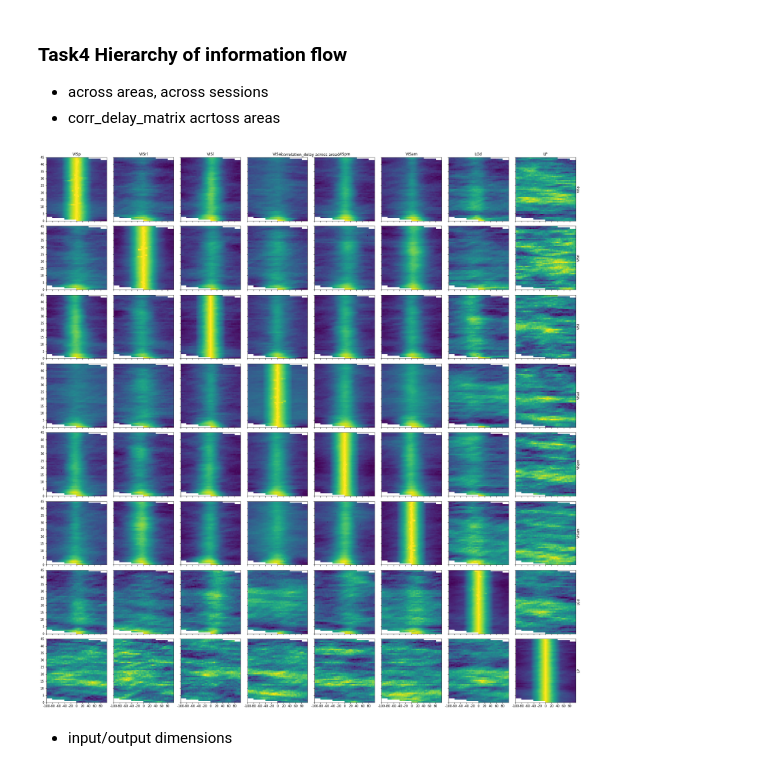
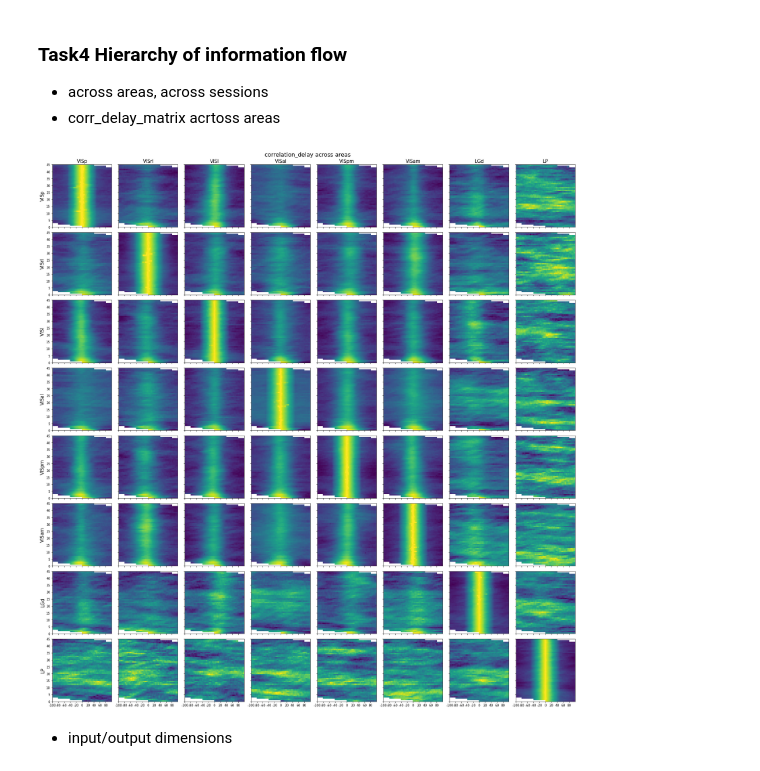
Before and after one commit to Jp-17/Coding_learning, a Jupyter notebook: Project_explore/Information flow across areas/CS_CCA_part4.ipynb, the cells around one changed output. Saved outputs shown, nothing was run; the diff lists cells and outputs as text; code cells hidden in the pictures.

```diff
--- a/Project_explore/Information flow across areas/CS_CCA_part4.ipynb
+++ b/Project_explore/Information flow across areas/CS_CCA_part4.ipynb
@@ -436,12 +445,20 @@ def plot_feedforward_ratio(corr_matrix_delay, area_1, area_2):
 # %%
 area_1 = 'VISp'
 areas_2 = ['VISp', 'VISpm', 'LGd']
-corr_delay_matrix_areas = {}    # save corr_delay_matrix every two areas
 
+# corr_delay_matrix_areas = {}    # save corr_delay_matrix every two areas
+# for i, area_2 in enumerate(areas_2):
+#     corr_matrix_delay = cca_delay_areas(area_1, area_2, stim_table=drift_stim_table)
+#     plot_corr_delay_matrix(corr_matrix_delay, area_1, area_2)
+#     plot_corr_delay(corr_matrix_delay, area_1, area_2)
+#     plot_corr_step(corr_matrix_delay, area_1, area_2)
+#     plot_feedforward_ratio(corr_matrix_delay, area_1, area_2)
+# np.save('corr_delay_matrix_areas_755434585', corr_delay_matrix_areas)
+
+corr_delay_matrix_areas = np.load('corr_delay_matrix_areas_755434585.npy', allow_pickle=True).item()
 for i, area_2 in enumerate(areas_2):
-    corr_matrix_delay = cca_delay_areas(area_1, area_2, stim_table=drift_stim_table)
     areas_key = area_1+'_'+area_2
-    corr_delay_matrix_areas[areas_key] = corr_matrix_delay
+    corr_matrix_delay = corr_delay_matrix_areas[areas_key]
     plot_corr_delay_matrix(corr_matrix_delay, area_1, area_2)
     plot_corr_delay(corr_matrix_delay, area_1, area_2)
     plot_corr_step(corr_matrix_delay, area_1, area_2)
@@ -478,15 +495,15 @@ def plot_corr_matrix_delay_areas(areas, corr_delay_matrix_areas):
             axes[i, j].pcolormesh(corr_matrix_delay)
 
             if i == 0:
-                axes[i, j].set_title(f'{area_2}')
-            if j == len(areas)-1:
-                axes[i, j].set_ylabel(f'{area_1}')
-                axes[i, j].yaxis.set_label_position("right")
+                axes[i, j].set_title(f'{area_2}', fontsize=15)
+            if j == 0:
+                axes[i, j].set_ylabel(f'{area_1}', fontsize=15)
+                # axes[i, j].yaxis.set_label_position("right")
             if i == j:
                 axes[i, j].set_xticks(range(0, corr_matrix_delay.shape[1], 20))
                 axes[i, j].set_xticklabels(range(0, corr_matrix_delay.shape[1], 20)-np.array([max_delay]))
 
-    f.suptitle('correlation_delay across areas')
+    f.suptitle('correlation_delay across areas', verticalalignment='bottom', fontsize=18)
     # f.colorbar(im)
     plt.tight_layout()
     plt.show
@@ -494,19 +511,24 @@ def plot_corr_matrix_delay_areas(areas, corr_delay_matrix_areas):
     return
 # %%
 areas = ['VISp', 'VISrl', 'VISl', 'VISal', 'VISpm', 'VISam', 'LGd', 'LP']
-corr_delay_matrix_areas = {}    # save corr_delay_matrix every two areas
 
+# corr_delay_matrix_areas = {}    # save corr_delay_matrix every two areas
+# for i, area_1 in enumerate(areas):
+#     for j, area_2 in enumerate(areas):
+#         corr_matrix_delay = cca_delay_areas(area_1, area_2, stim_table=drift_stim_table)
+#         areas_key = area_1+'_'+area_2
+#         corr_delay_matrix_areas[areas_key] = corr_matrix_delay
+# np.save('corr_delay_matrix_areas_755434585', corr_delay_matrix_areas)
+
+corr_delay_matrix_areas = np.load('corr_delay_matrix_areas_755434585.npy', allow_pickle=True).item()
 for i, area_1 in enumerate(areas):
     for j, area_2 in enumerate(areas):
-        corr_matrix_delay = cca_delay_areas(area_1, area_2, stim_table=drift_stim_table)
         areas_key = area_1+'_'+area_2
-        corr_delay_matrix_areas[areas_key] = corr_matrix_delay
-
-np.save('corr_delay_matrix_areas_755434585', corr_delay_matrix_areas)
+        corr_matrix_delay = corr_delay_matrix_areas[areas_key]
 
 plot_corr_matrix_delay_areas(areas, corr_delay_matrix_areas)
 # %% [output]
-[figure, old version]
+[figure, new version]
 # %% [markdown]
 * input/output dimensions
 # %%
```
Also changed, not shown: parts of 15 cells of this notebook, 1 other file.
